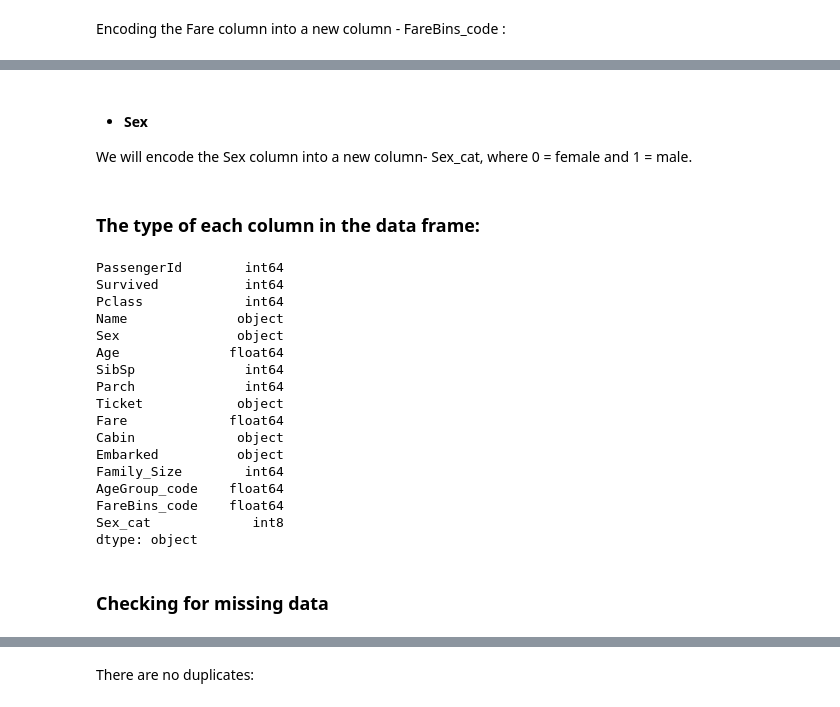
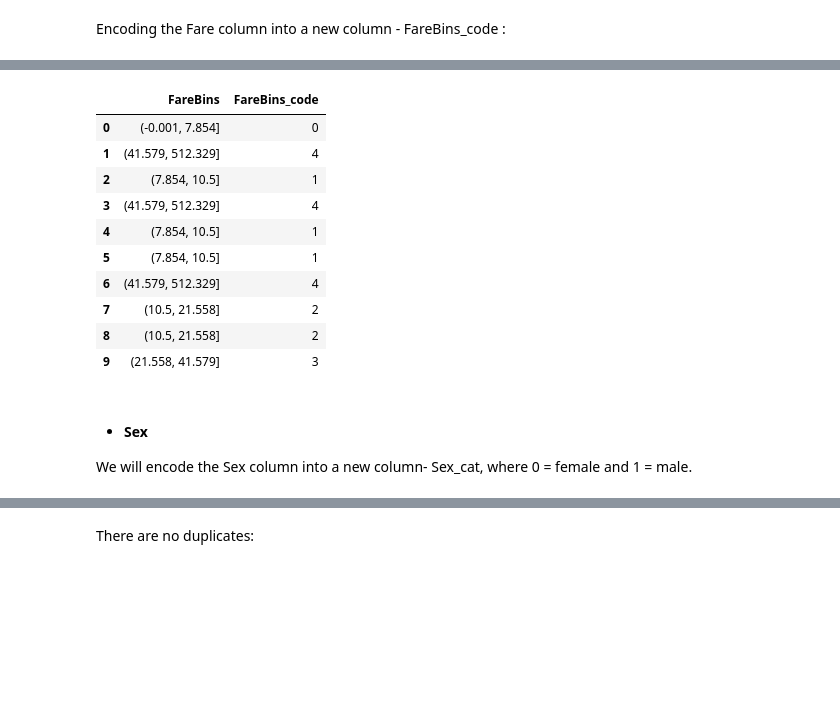
Before and after one commit to NoamRI/Titanic-Kaggle-Competiton, a Jupyter notebook: titanic.ipynb, the cells around one changed output, grey strips where cells are left out. Drawn from its saved outputs; the diff is of its cells as text; code cells hidden in the pictures; blank space fills up the shorter version.

```diff
--- a/titanic.ipynb
+++ b/titanic.ipynb
@@ -181,3 +231,17 @@ test_data['FareBins_code'] = all_data['Age'][891:]
+# %%
+all_data[['FareBins', 'FareBins_code']].head(10)
+# %% [output]
+|  | FareBins | FareBins_code |
+| 0 | (-0.001, 7.854] | 0 |
+| 1 | (41.579, 512.329] | 4 |
+| 2 | (7.854, 10.5] | 1 |
+| 3 | (41.579, 512.329] | 4 |
+| 4 | (7.854, 10.5] | 1 |
+| 5 | (7.854, 10.5] | 1 |
+| 6 | (41.579, 512.329] | 4 |
+| 7 | (10.5, 21.558] | 2 |
+| 8 | (10.5, 21.558] | 2 |
+| 9 | (21.558, 41.579] | 3 |
 # %% [markdown]
 * #### **Sex**
 We will encode the Sex column into a new column- Sex_cat, where 0 = female and 1 = male.
@@ -187,27 +251,3 @@ all_data["Sex_cat"] = all_data["Sex"].cat.codes
 
 train_data['Sex_cat'] = all_data['Sex_cat'][:891]
 test_data['Sex_cat'] = all_data['Sex_cat'][891:]
-# %% [markdown]
-### The type of each column in the data frame:
-# %%
-train_data.dtypes
-# %% [output]
-PassengerId        int64
-Survived           int64
-Pclass             int64
-Name              object
-Sex               object
-Age              float64
-SibSp              int64
-Parch              int64
-Ticket            object
-Fare             float64
-Cabin             object
-Embarked          object
-Family_Size        int64
-AgeGroup_code    float64
-FareBins_code    float64
-Sex_cat             int8
-dtype: object
-# %% [markdown]
-### Checking for missing data
```
Also changed, not shown: parts of 91 cells of this notebook.
